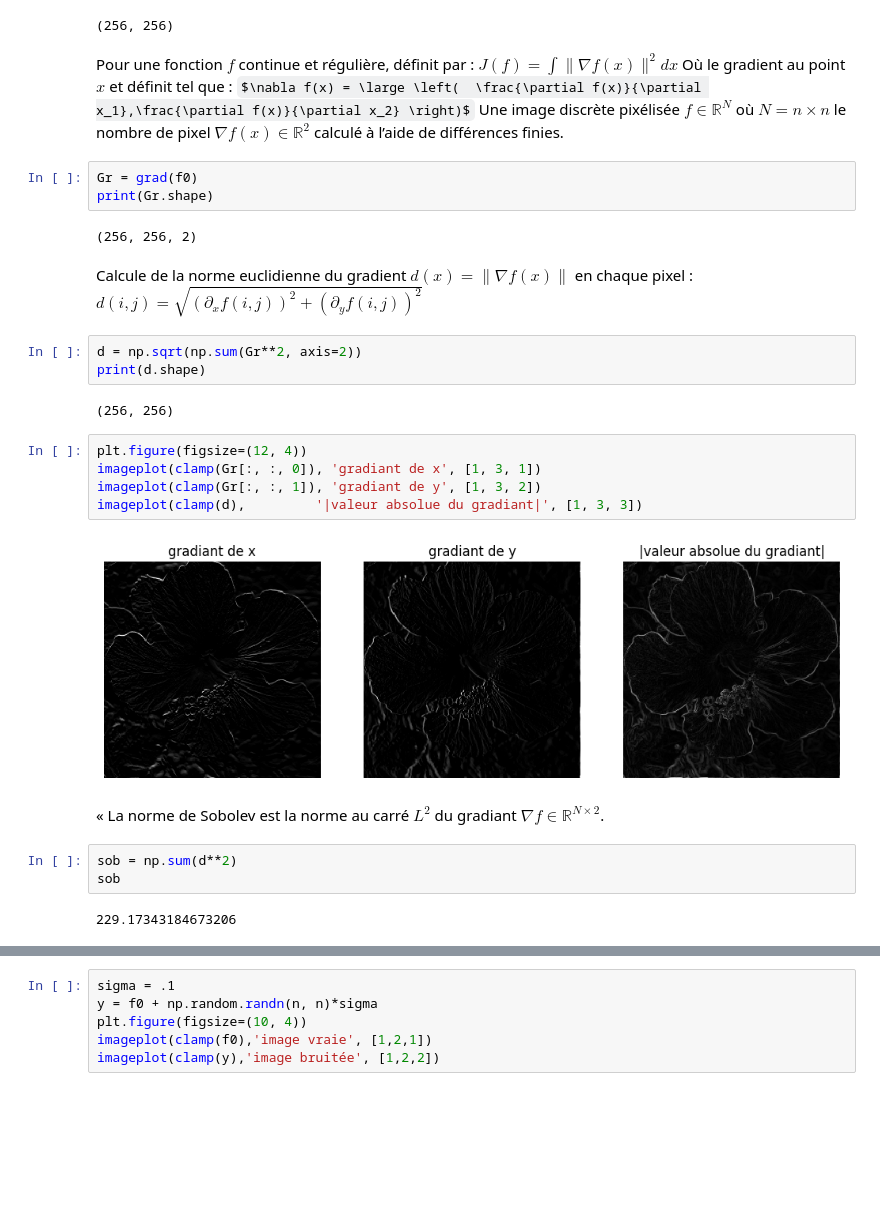
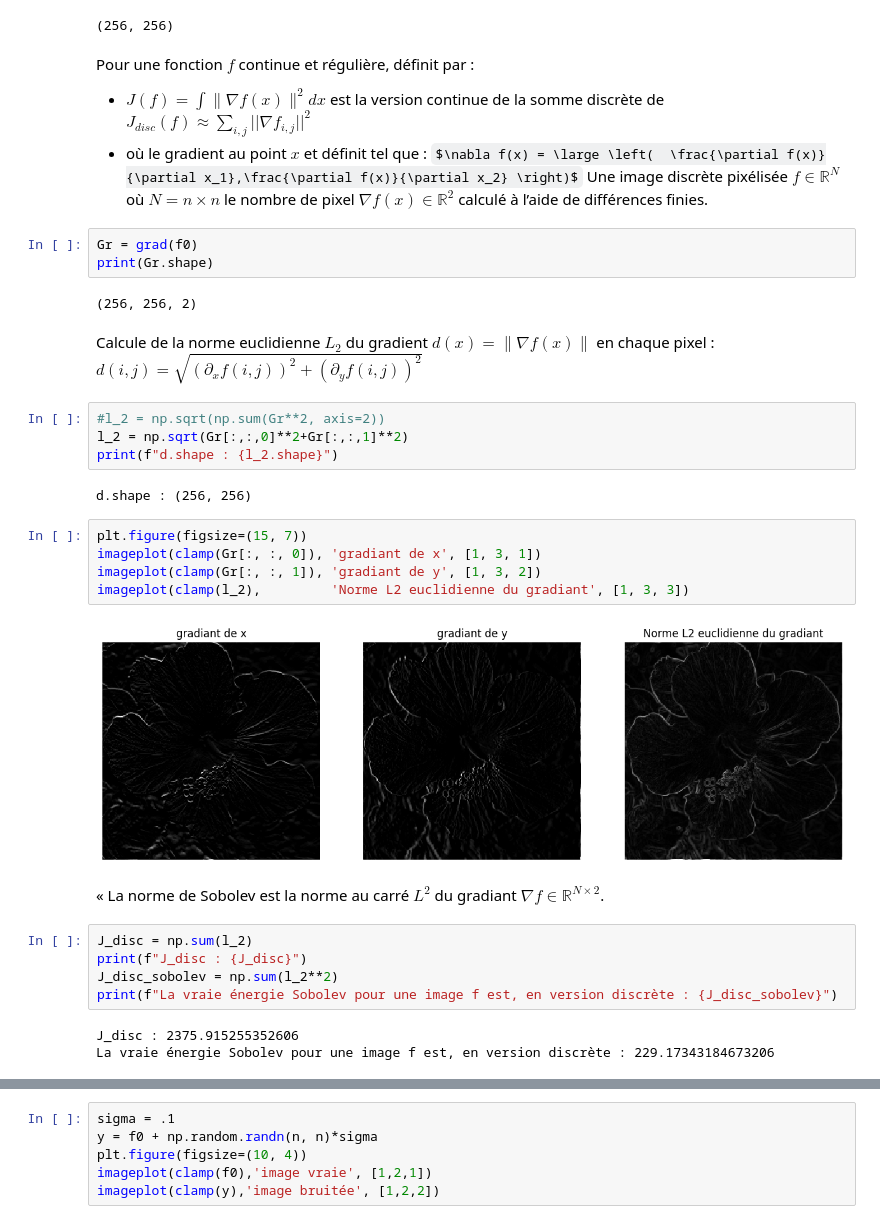
Before and after one commit to Borleo/2_M2_IAFA, a Jupyter notebook: TP_M2IAFA/TP_M2_IMGCMPT/TP23_Imagerie_Computationnelle/1_Simple Denoising Methods/Denoising by Sobolev and Total Variation Regularization/denoisingsimp_4_denoiseregul.ipynb, the cells around one changed output, grey strips where cells are left out. Drawn from its saved outputs; the diff is of its cells as text; some formulas as TeX source; blank space fills up the shorter version.

```diff
--- a/TP_M2IAFA/TP_M2_IMGCMPT/TP23_Imagerie_Computationnelle/1_Simple Denoising Methods/Denoising by Sobolev and Total Variation Regularization/denoisingsimp_4_denoiseregul.ipynb
+++ b/TP_M2IAFA/TP_M2_IMGCMPT/TP23_Imagerie_Computationnelle/1_Simple Denoising Methods/Denoising by Sobolev and Total Variation Regularization/denoisingsimp_4_denoiseregul.ipynb
@@ -53,8 +53,9 @@ f0 = rescale(f0)
 # %% [output]
 (256, 256)
 # %% [markdown]
-Pour une fonction $f$ continue et régulière, définit par : $J(f) = \int \|\nabla f(x)\|^2 d x $
-Où le gradient au point $x$ et définit tel que : $\nabla f(x) = \large \left(  \frac{\partial f(x)}{\partial x_1},\frac{\partial f(x)}{\partial x_2} \right)$
+Pour une fonction $f$ continue et régulière, définit par :
+ - $J(f) = \int \|\nabla f(x)\|^2 d x $ est la version continue de la somme discrète de $J_{disc}(f)≈ \sum_{i,j}||\nabla f_{i,j}||^2$
+ - où le gradient au point $x$ et définit tel que : $\nabla f(x) = \large \left(  \frac{\partial f(x)}{\partial x_1},\frac{\partial f(x)}{\partial x_2} \right)$
 Une image discrète pixélisée $f \in \mathbb{R}^N$ où $N=n \times n$ le nombre de pixel $\nabla f(x) \in \mathbb{R}^2$ calculé à l’aide de différences finies.
 # %%
 Gr = grad(f0)
@@ -62,26 +63,30 @@ print(Gr.shape)
 # %% [output]
 (256, 256, 2)
 # %% [markdown]
-Calcule de la norme euclidienne du gradient $d(x) = \|\nabla f(x)\| $ en chaque pixel : $d(i,j)= \sqrt{(∂_x f(i,j))^2 +(∂_yf(i,j))^2}$
+Calcule de la norme euclidienne $L_2$ du gradient $d(x) = \|\nabla f(x)\| $ en chaque pixel : $d(i,j)= \sqrt{(∂_x f(i,j))^2 +(∂_yf(i,j))^2}$
 # %%
-d = np.sqrt(np.sum(Gr**2, axis=2))
-print(d.shape)
+#l_2 = np.sqrt(np.sum(Gr**2, axis=2))
+l_2 = np.sqrt(Gr[:,:,0]**2+Gr[:,:,1]**2)
+print(f"d.shape : {l_2.shape}")
 # %% [output]
-(256, 256)
+d.shape : (256, 256)
 # %%
-plt.figure(figsize=(12, 4))
+plt.figure(figsize=(15, 7))
 imageplot(clamp(Gr[:, :, 0]), 'gradiant de x', [1, 3, 1])
 imageplot(clamp(Gr[:, :, 1]), 'gradiant de y', [1, 3, 2])
-imageplot(clamp(d),         '|valeur absolue du gradiant|', [1, 3, 3])
+imageplot(clamp(l_2),         'Norme L2 euclidienne du gradiant', [1, 3, 3])
 # %% [output]
-[figure, old version]
+[figure, new version]
 # %% [markdown]
 « La norme de Sobolev est la norme au carré $L^2$ du gradiant $\nabla f \in\mathbb{R}^{N \times 2}$.
 # %%
-sob = np.sum(d**2)
-sob
+J_disc = np.sum(l_2)
+print(f"J_disc : {J_disc}")
+J_disc_sobolev = np.sum(l_2**2)
+print(f"La vraie énergie Sobolev pour une image f est, en version discrète : {J_disc_sobolev}")
 # %% [output]
-229.17343184673206
+J_disc : 2375.915255352606
+La vraie énergie Sobolev pour une image f est, en version discrète : 229.17343184673206
 # %% [markdown]
 ### `Débruitage, régularisation de type chaleur`
  - `La régularisation de type chaleur, lisse l’image à l’aide d’un filtre passe‑bas`.
```
Also changed, not shown: parts of 46 cells of this notebook.
